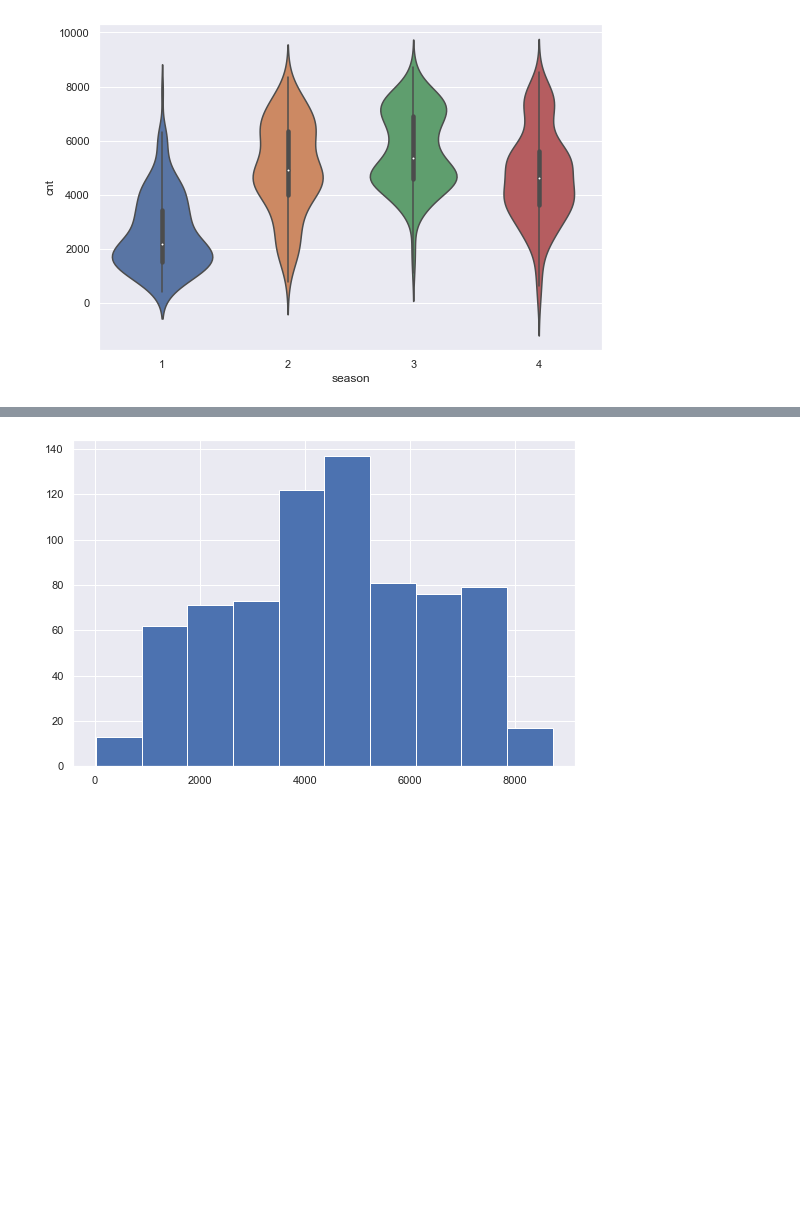
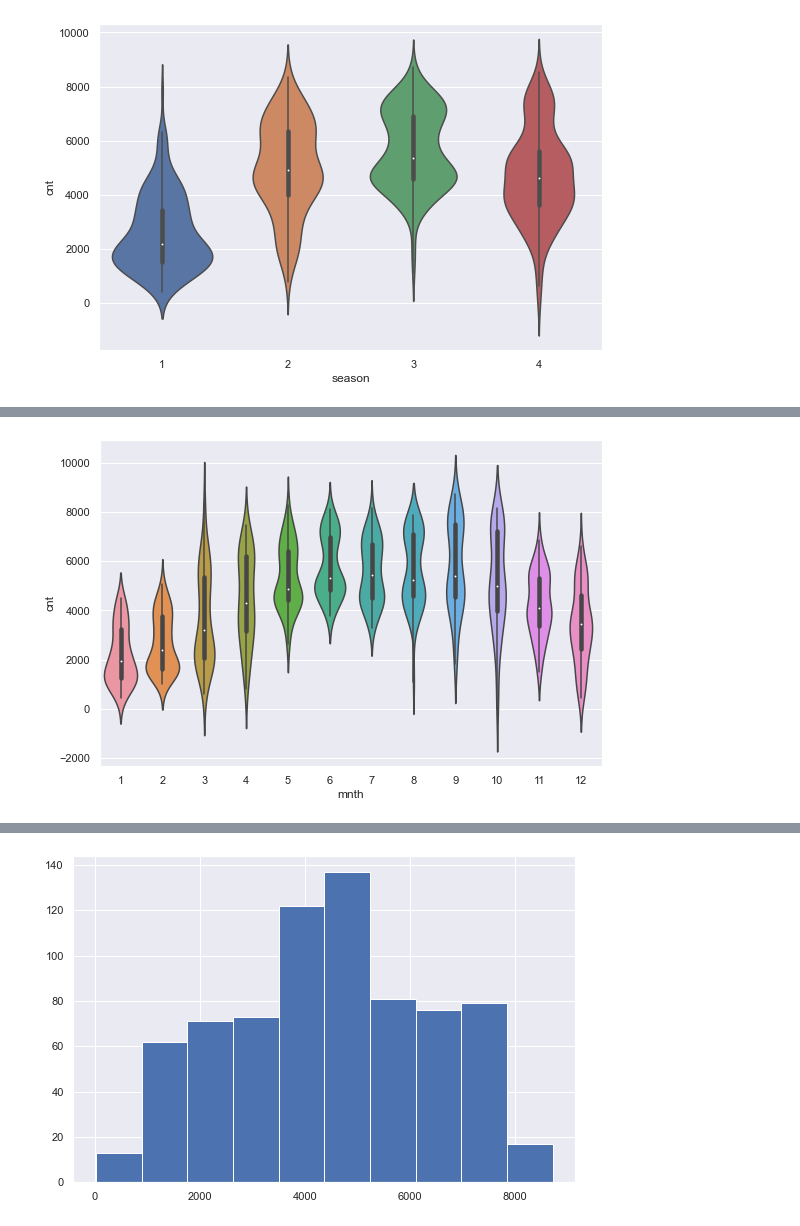
Before and after one commit to FaritR/mlcourse.ai, a Jupyter notebook: jupyter_russian/topic06_features/lesson6_regression_bikes_inclass_march19.ipynb, the cells around one changed output, grey strips where cells are left out. Saved outputs shown, nothing was run; the diff lists cells and outputs as text; code cells hidden in the pictures; blank space fills up the shorter version.

```diff
--- a/jupyter_russian/topic06_features/lesson6_regression_bikes_inclass_march19.ipynb
+++ b/jupyter_russian/topic06_features/lesson6_regression_bikes_inclass_march19.ipynb
@@ -39,0 +79,4 @@ sns.violinplot(data['season'],data['cnt']);
+# %%
+sns.violinplot(data.mnth ,data['cnt']);
+# %% [output]
+[figure, added]
```
Also changed, not shown: parts of 11 cells of this notebook.
